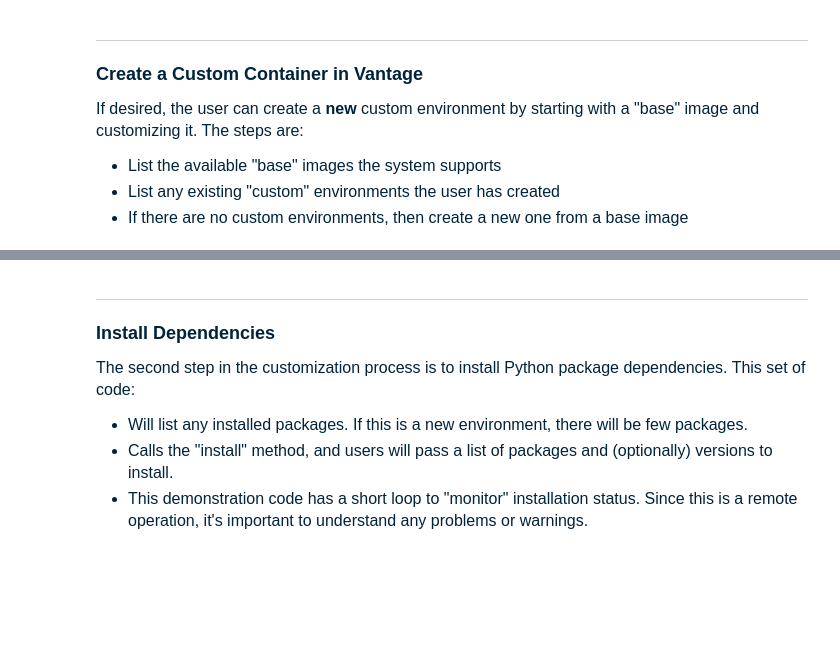
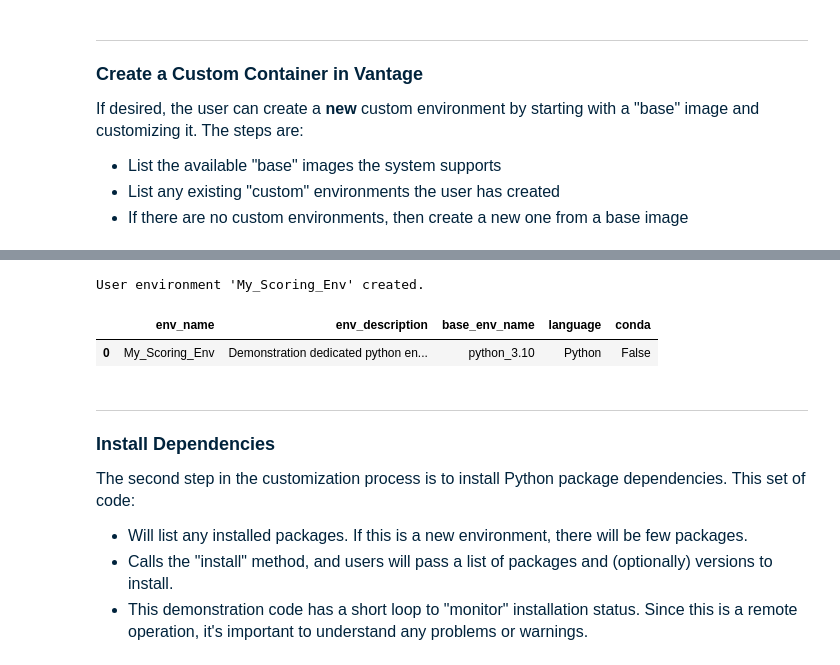
Before and after one commit to Teradata/lake-demos, a Jupyter notebook: Data_Science_OAF.ipynb, the cells around one changed output, grey strips where cells are left out. Saved outputs shown, nothing was run; the diff lists cells and outputs as text; code cells hidden in the pictures; blank space fills up the shorter version.

Commit message:
updated OAF demo to support new base envs

```diff
--- a/Data_Science_OAF.ipynb
+++ b/Data_Science_OAF.ipynb
@@ -218,31 +233,34 @@ except Exception as e:
 # %%
 # Create a new environment, or connect to an existing one
 # This demo code will create a fixed environment called "My_Scoring_Env"
-# using a base Python 3.7 environment
+# using the latest base Python environment
 
 try:
     demo_env = create_env(env_name = 'My_Scoring_Env',
-                          base_env = 'python_3.7.13',
                           desc = 'Demonstration dedicated python environment')
 except Exception as e:
     if str(e).find('same name already exists') > 0:
         print('Environment already exists, obtaining a reference to it')
         demo_env = get_env('My_Scoring_Env')
         pass
     else:
         raise
 
 # Note create_env seems to be asynchronous - sleep a bit for it to register
 sleep(5)
 
 try:
     ipydisplay(list_user_envs())
 except Exception as e:
     if str(e).find('No user environments found') > 0:
         print('No user environments found')
         pass
     else:
         raise
+# %% [output]
+User environment 'My_Scoring_Env' created.
+|  | env_name | env_description | base_env_name | language | conda |
+| 0 | My_Scoring_Env | Demonstration dedicated python en... | python_3.10 | Python | False |
 # %% [markdown]
 <hr>
 
```
Also changed, not shown: parts of 21 cells of this notebook.
